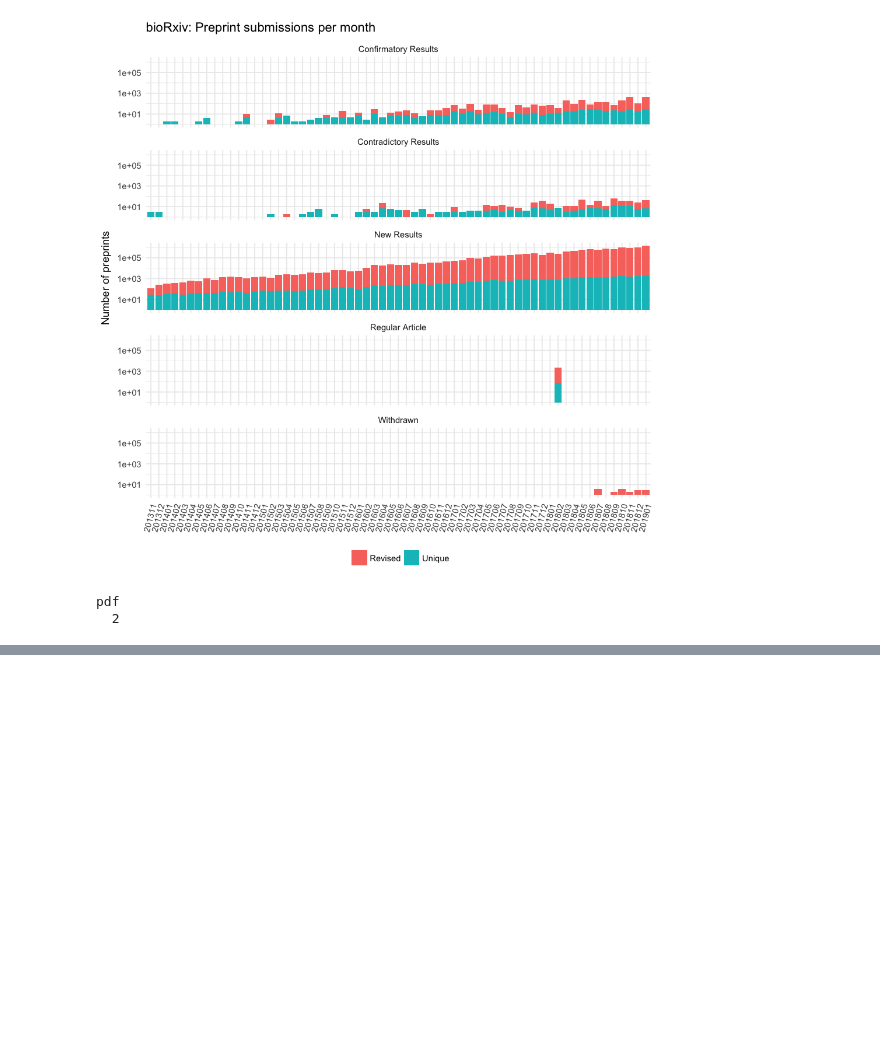
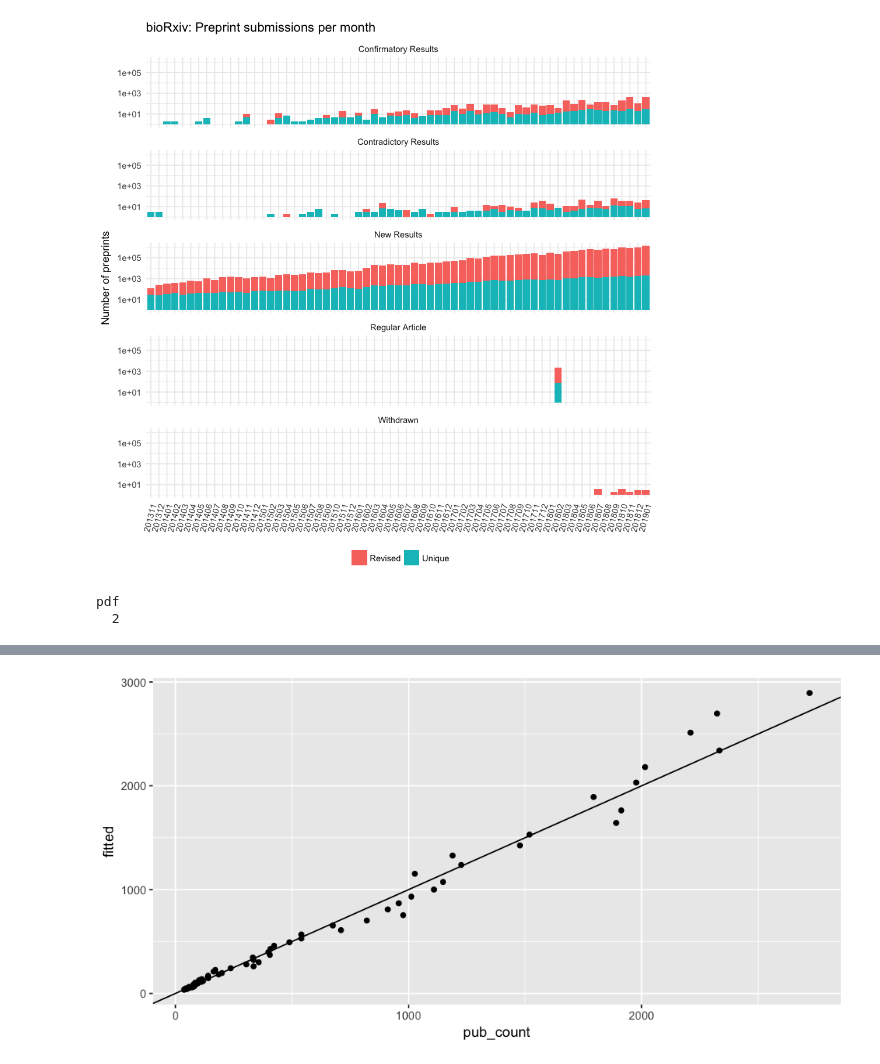
Before and after one commit to armish/bioRxiv-list, a Jupyter notebook: Generate summary plots.ipynb, the cells around one changed output, grey strips where cells are left out. Drawn from its saved outputs; the diff is of its cells as text; code cells hidden in the pictures; blank space fills up the shorter version.

```diff
--- a/Generate summary plots.ipynb
+++ b/Generate summary plots.ipynb
@@ -132,0 +206,8 @@ pdf
+# %%
+bx_month %>%
+    mutate(`pub_count_diff` = (`pub_count` - `fitted`) / `pub_count`) %>%
+    ggplot(aes(x=`pub_count`, y=`fitted`)) +
+        geom_point() +
+        geom_abline(slope=1)
+# %% [output]
+[figure, added]
```
Also changed, not shown: parts of 12 cells of this notebook, 2 other files.
